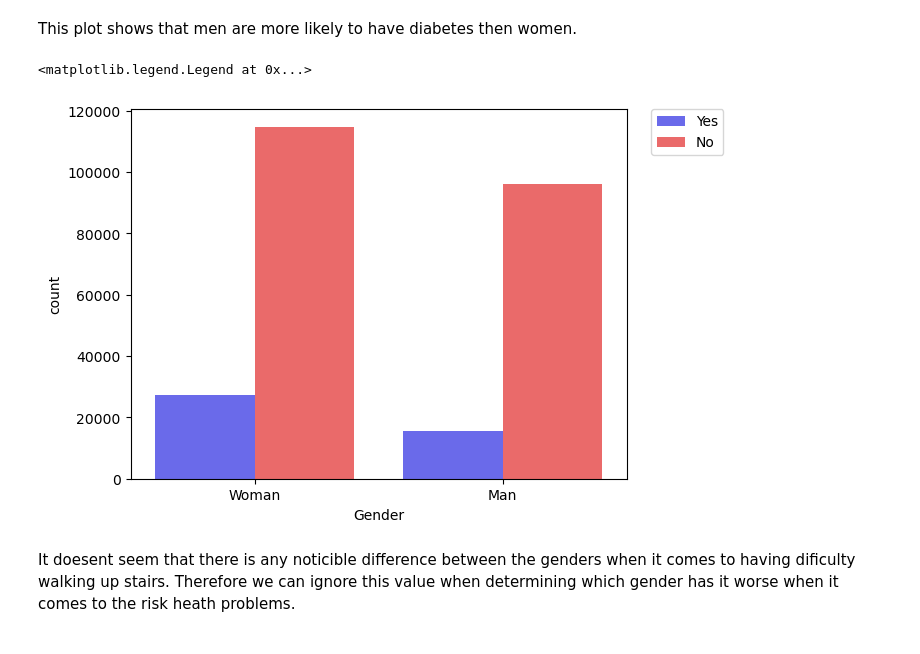
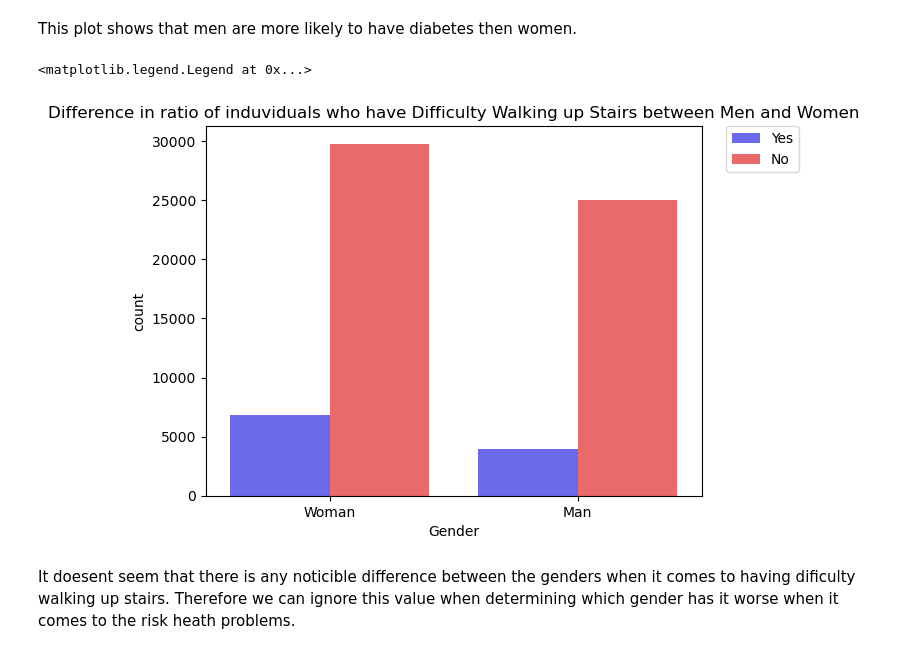
Before and after one commit to ubco-W2022T1-cosc301/project-group50, a Jupyter notebook: notebooks/analysis3.ipynb, the cells around one changed output. Saved outputs shown, nothing was run; the diff lists cells and outputs as text; code cells hidden in the pictures.

```diff
--- a/notebooks/analysis3.ipynb
+++ b/notebooks/analysis3.ipynb
@@ -139,7 +139,7 @@ The original data set we had chosen had already been cleaned therefore no cleani
 # %% [markdown]
 ## Task 3 - Method Chaining
 # %%
-dfnew = pf3.processingChain('../heart_disease.csv')
+dfnew = pf3.processingChain('../HeartDisease.csv')
 dfnew
 # %% [output]
 |  | Gender | HeartDiseaseorAttack | HighBloodPressure | HighCholesterol | Stroke | Diabetes | ... |
@@ -223,10 +221,10 @@ plt.legend(bbox_to_anchor=(1.05, 1), loc='upper left', borderaxespad=0)
 # %% [markdown]
 This plot shows that men are more likely to have diabetes then women.
 # %%
-sns.countplot(x='Gender', data=dfnew, hue='DifficultyWalkingUpStairs', palette="seismic")
+sns.countplot(x='Gender', data=dfnew, hue='DifficultyWalkingUpStairs', palette="seismic").set(title='Difference in ratio of induviduals who have Difficulty Walking up Stairs between Men and Women')
 plt.legend(bbox_to_anchor=(1.05, 1), loc='upper left', borderaxespad=0)
 # %% [output]
 <matplotlib.legend.Legend at 0x...>
-[figure, old version]
+[figure, new version]
 # %% [markdown]
 It doesent seem that there is any noticible difference between the genders when it comes to having dificulty walking up stairs. Therefore we can ignore this value when determining which gender has it worse when it comes to the risk heath problems.
```
Also changed, not shown: parts of 17 cells of this notebook, 7 other files.
